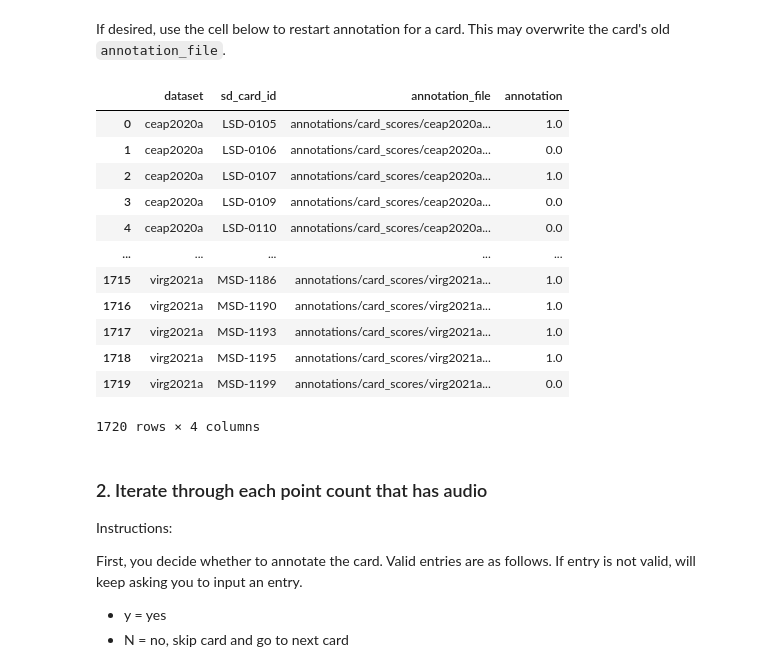
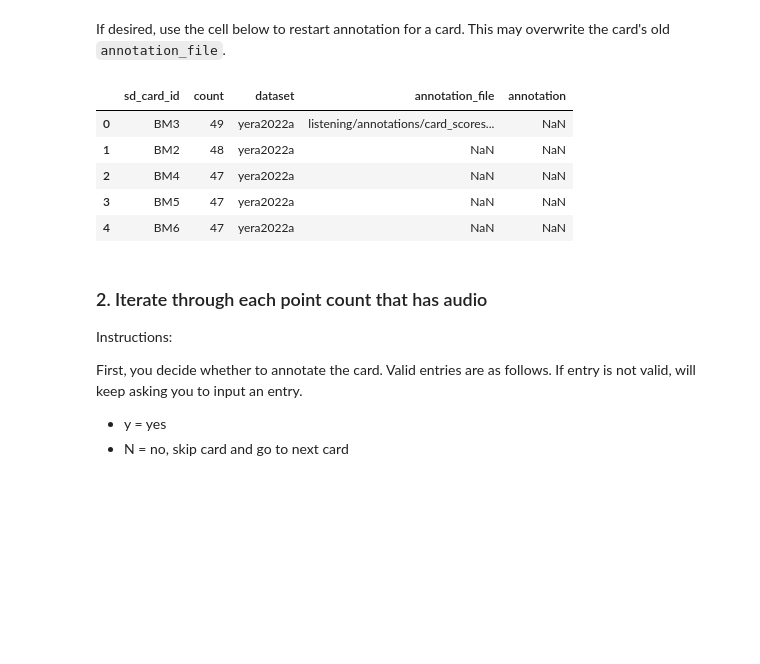
Before and after one commit to kitzeslab/bioacoustics-cookbook, a Jupyter notebook: top-down-listening.ipynb, the cells around one changed output. Drawn from its saved outputs; the diff is of its cells as text; code cells hidden in the pictures; blank space fills up the shorter version.

```diff
--- a/top-down-listening.ipynb
+++ b/top-down-listening.ipynb
@@ -173 +147,32 @@ def save_files_for_annotation(dataset: str, card: str,
+# %%
+def create_point_card_file(
+                           point_count_card_file: str,
+                           datasets: list=DATASETS,
+                          ) -> pd.DataFrame:
+    """creates the high level point/card wise annotation file
+
+        Arguments
+            point_count_card_file (str): path to overall annotation file
+            datasets (list): list of datasets to be processed, e.g. ['deer2020a', 'ewpw2021a']
+
+        Returns
+            preds_df (dataframe): dataframe with all points/cards
+    """
+
+    # declare variable to hold the list of points for annotation
+    # points: list = [(preds_file.parent.stem, preds_file.stem.split('_')[1]) for preds_file in tqdm(sorted(Path(f'{BASE_PATH}/{SCORE_FILES_DIR}/{dataset}').glob('predictions*.csv'))) for dataset in datasets]
+
+    # save point_card_file
+    # preds_df: pd.DataFrame = pd.DataFrame(points, columns=['dataset', 'sd_card_id'])
+    preds_df_list: list = []
+    for dataset in tqdm(datasets):
+        preds_df: pd.DataFrame = pd.read_csv(f'{BASE_PATH}/{SCORE_FILES_DIR}/{dataset}/points_recordings_count.csv', header=0)
+        preds_df['dataset']: pd.DataFrame = dataset
+        preds_df_list.append(preds_df)
+    preds_df: pd.DataFrame = pd.concat(preds_df_list)
+    preds_df: pd.DataFrame = add_new_cols_to_df(preds_df, ['annotation_file', 'annotation'])
+    preds_df.to_csv(point_count_card_file, index=False)
+
+    # output the dataframe with all points/cards
+    return preds_df
 # %%
@@ -485,7 +555,6 @@ except FileNotFoundError: # else create
     card_table: pd.DataFrame = create_point_card_file(
                                                       point_count_card_filepath,
                                                       datasets=DATASETS,
-                                                      k_val=TOP_K_VAL,
                                                      )
 
 
@@ -528,30 +581,22 @@ If desired, use the cell below to restart annotation for a card. This may overwr
 # %%
 # Optional Step - to restart annotation for particular card/date record make the annotation_file field value blank - if not done in CSV
 restart_annotation = False
 if restart_annotation:
-    card_id_list: list = ['LSD-0062'] # Insert the desired card list
+    card_id_list: list = ['BM3'] # Insert the desired card list
     card_table: pd.DataFrame = pd.read_csv(point_count_card_filepath, header=0)
 
-    for card_id in card_id_list:
-        card_table.at[card_table['sd_card_id']==card_id, 'annotation'] = None
+    card_table.loc[card_table['sd_card_id'].isin(card_id_list), 'annotation'] = None
 
     card_table.to_csv(point_count_card_filepath, index=False)
 
 card_table
 # %% [output]
-|  | dataset | sd_card_id | annotation_file | annotation |
-| 0 | ceap2020a | LSD-0105 | annotations/card_scores/ceap2020a... | 1.0 |
-| 1 | ceap2020a | LSD-0106 | annotations/card_scores/ceap2020a... | 0.0 |
-| 2 | ceap2020a | LSD-0107 | annotations/card_scores/ceap2020a... | 1.0 |
-| 3 | ceap2020a | LSD-0109 | annotations/card_scores/ceap2020a... | 0.0 |
-| 4 | ceap2020a | LSD-0110 | annotations/card_scores/ceap2020a... | 0.0 |
-| ... | ... | ... | ... | ... |
-| 1715 | virg2021a | MSD-1186 | annotations/card_scores/virg2021a... | 1.0 |
-| 1716 | virg2021a | MSD-1190 | annotations/card_scores/virg2021a... | 1.0 |
-| 1717 | virg2021a | MSD-1193 | annotations/card_scores/virg2021a... | 1.0 |
-| 1718 | virg2021a | MSD-1195 | annotations/card_scores/virg2021a... | 1.0 |
-| 1719 | virg2021a | MSD-1199 | annotations/card_scores/virg2021a... | 0.0 |
+|  | sd_card_id | count | dataset | annotation_file | annotation |
+| 0 | BM3 | 49 | yera2022a | listening/annotations/card_scores... | NaN |
+| 1 | BM2 | 48 | yera2022a | NaN | NaN |
+| 2 | BM4 | 47 | yera2022a | NaN | NaN |
+| 3 | BM5 | 47 | yera2022a | NaN | NaN |
+| 4 | BM6 | 47 | yera2022a | NaN | NaN |
-1720 rows × 4 columns
 # %% [markdown]
 ### 2. Iterate through each point count that has audio
 
```
Also changed, not shown: parts of 22 cells of this notebook.
